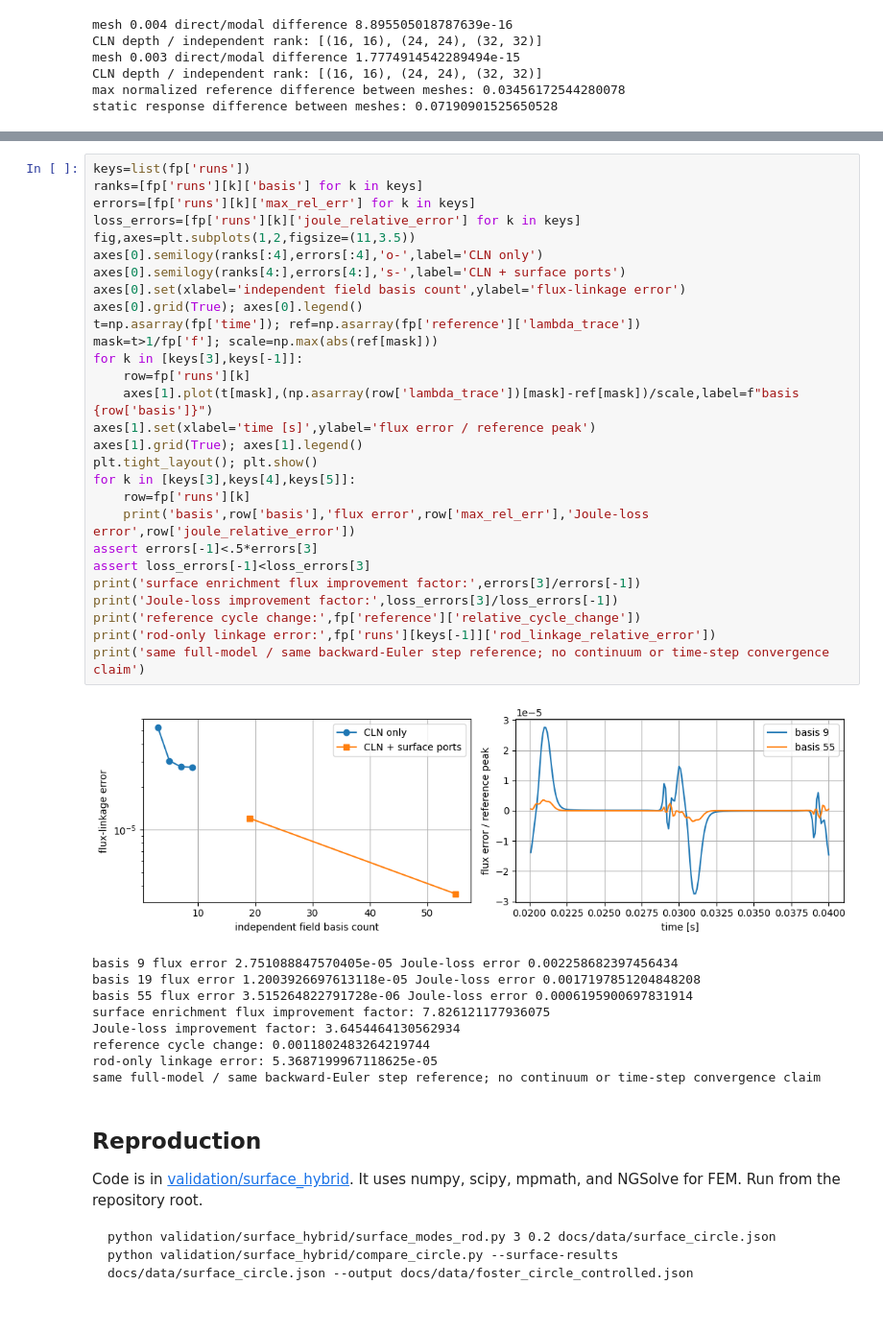
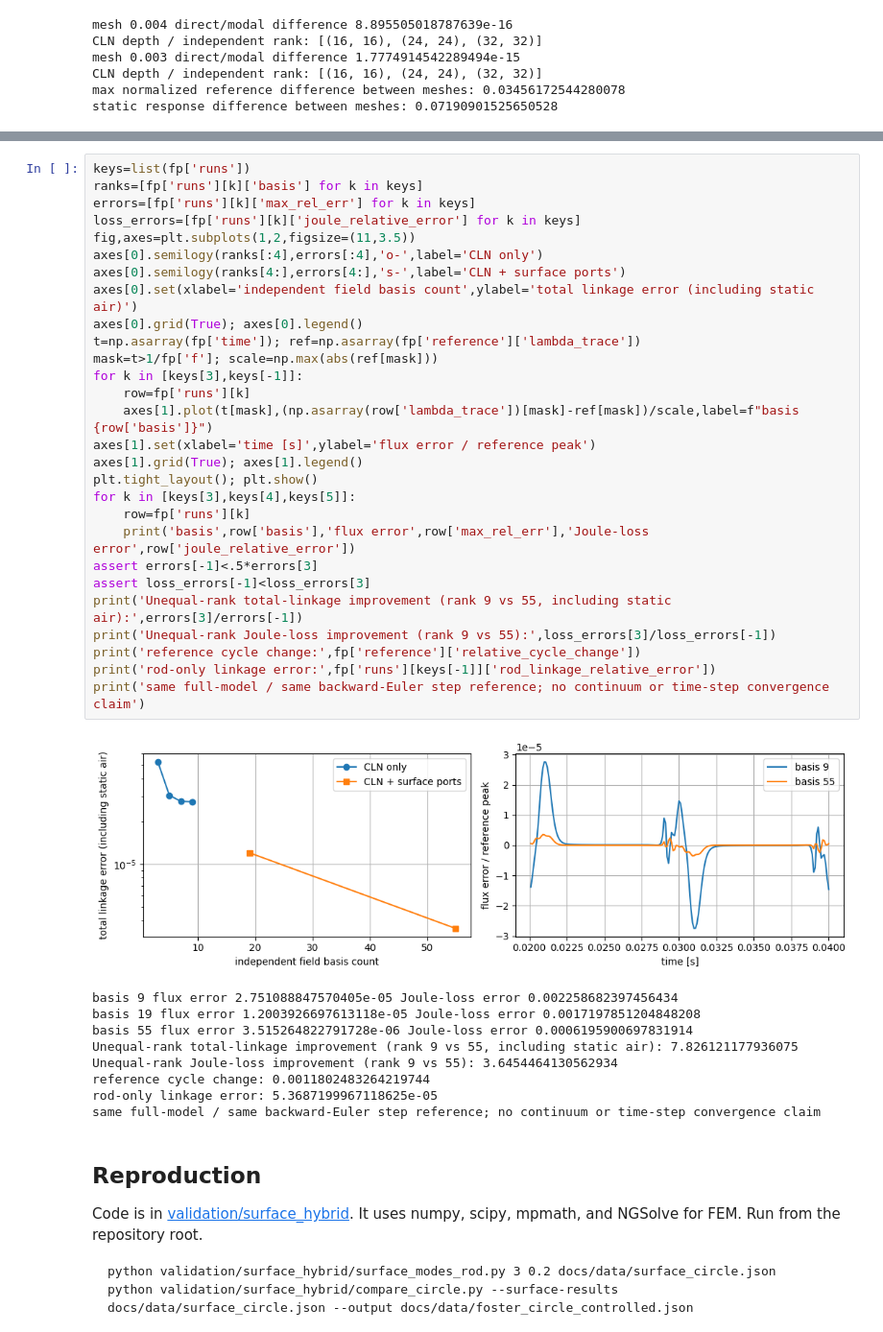
Before and after one commit to ksugahar/CLN-mcp, a Jupyter notebook: docs/07_surface_hybrid_foster.ipynb, the cells around one changed output, grey strips where cells are left out. Shown at 96% size. Cells and saved outputs as stored; diff of their text form.

```diff
--- a/docs/07_surface_hybrid_foster.ipynb
+++ b/docs/07_surface_hybrid_foster.ipynb
@@ -165,38 +165,38 @@ This tests basis enrichment, not a direct contest between linear Foster and nonl
 # %%
 keys=list(fp['runs'])
 ranks=[fp['runs'][k]['basis'] for k in keys]
 errors=[fp['runs'][k]['max_rel_err'] for k in keys]
 loss_errors=[fp['runs'][k]['joule_relative_error'] for k in keys]
 fig,axes=plt.subplots(1,2,figsize=(11,3.5))
 axes[0].semilogy(ranks[:4],errors[:4],'o-',label='CLN only')
 axes[0].semilogy(ranks[4:],errors[4:],'s-',label='CLN + surface ports')
-axes[0].set(xlabel='independent field basis count',ylabel='flux-linkage error')
+axes[0].set(xlabel='independent field basis count',ylabel='total linkage error (including static air)')
 axes[0].grid(True); axes[0].legend()
 t=np.asarray(fp['time']); ref=np.asarray(fp['reference']['lambda_trace'])
 mask=t>1/fp['f']; scale=np.max(abs(ref[mask]))
 for k in [keys[3],keys[-1]]:
     row=fp['runs'][k]
     axes[1].plot(t[mask],(np.asarray(row['lambda_trace'])[mask]-ref[mask])/scale,label=f"basis {row['basis']}")
 axes[1].set(xlabel='time [s]',ylabel='flux error / reference peak')
 axes[1].grid(True); axes[1].legend()
 plt.tight_layout(); plt.show()
 for k in [keys[3],keys[4],keys[5]]:
     row=fp['runs'][k]
     print('basis',row['basis'],'flux error',row['max_rel_err'],'Joule-loss error',row['joule_relative_error'])
 assert errors[-1]<.5*errors[3]
 assert loss_errors[-1]<loss_errors[3]
-print('surface enrichment flux improvement factor:',errors[3]/errors[-1])
-print('Joule-loss improvement factor:',loss_errors[3]/loss_errors[-1])
+print('Unequal-rank total-linkage improvement (rank 9 vs 55, including static air):',errors[3]/errors[-1])
+print('Unequal-rank Joule-loss improvement (rank 9 vs 55):',loss_errors[3]/loss_errors[-1])
 print('reference cycle change:',fp['reference']['relative_cycle_change'])
 print('rod-only linkage error:',fp['runs'][keys[-1]]['rod_linkage_relative_error'])
 print('same full-model / same backward-Euler step reference; no continuum or time-step convergence claim')
 # %% [output]
-[figure, old version]
+[figure, new version]
 basis 9 flux error 2.751088847570405e-05 Joule-loss error 0.002258682397456434
 basis 19 flux error 1.2003926697613118e-05 Joule-loss error 0.0017197851204848208
 basis 55 flux error 3.515264822791728e-06 Joule-loss error 0.0006195900697831914
-surface enrichment flux improvement factor: 7.826121177936075
-Joule-loss improvement factor: 3.6454464130562934
+Unequal-rank total-linkage improvement (rank 9 vs 55, including static air): 7.826121177936075
+Unequal-rank Joule-loss improvement (rank 9 vs 55): 3.6454464130562934
 reference cycle change: 0.0011802483264219744
 rod-only linkage error: 5.3687199967118625e-05
 same full-model / same backward-Euler step reference; no continuum or time-step convergence claim
```
Also changed, not shown: parts of 1 cell of this notebook, 7 other files.
